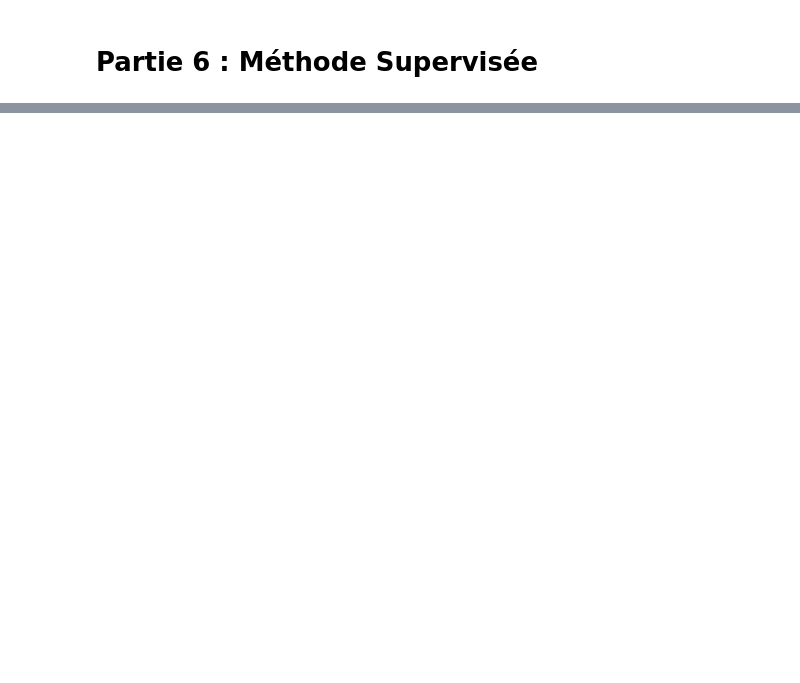
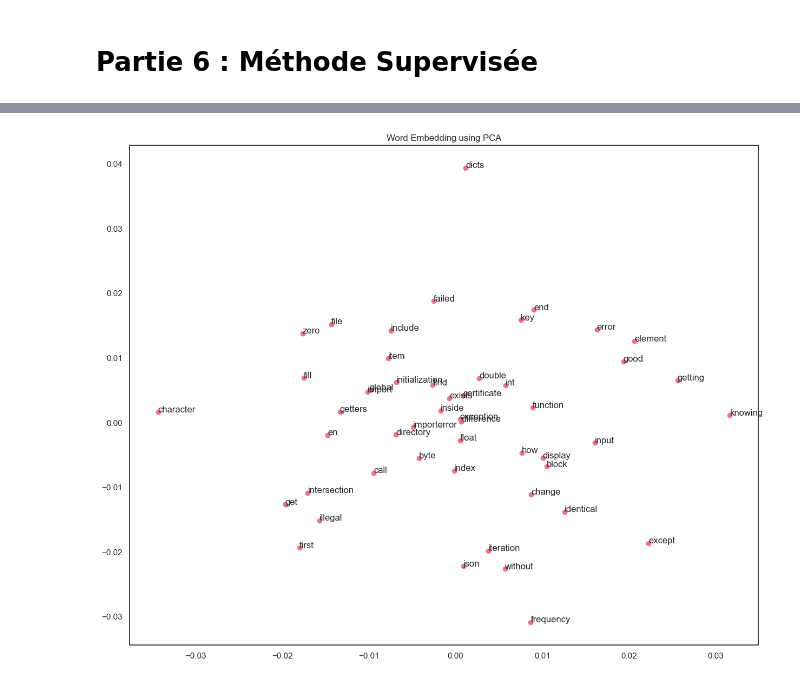
Before and after one commit to Randasabag/Projet-5-ML, a Jupyter notebook: P5_small2.ipynb, the cells around one changed output, grey strips where cells are left out. Saved outputs shown, nothing was run; the diff lists cells and outputs as text; code cells hidden in the pictures; blank space fills up the shorter version.

```diff
--- a/P5_small2.ipynb
+++ b/P5_small2.ipynb
@@ -410,7 +461,7 @@ from sklearn.feature_extraction.text import TfidfVectorizer
 tf = TfidfVectorizer()
 feat = 'sentence_bow_lem'
 tf_transform = tf.fit_transform(df[feat])
-tf_feature_names = tf.get_feature_names()
+tf_feature_names = tf.get_feature_names_out()
 print('Term Frequency - Inverse Document Frequency of Document')
 dftf = pd.DataFrame(tf_transform.toarray(), columns = tf_feature_names) / len(tf_feature_names)
 dftf.style.set_caption("Term Frequency of Document")
@@ -572,0 +691,3 @@ pyLDAvis.display(vis)
+# %%
+tokens = tf_feature_names
+tokens
@@ -572,0 +719,3 @@ pyLDAvis.display(vis)
+# %%
+tokens_list = tokens.tolist()
+tokens_list
@@ -572,0 +744,25 @@ pyLDAvis.display(vis)
+# %%
+from nltk.corpus import abc
+from gensim.models import Word2Vec
+import warnings
+
+warnings.filterwarnings('ignore')
+
+#word2vec = gensim.models.Word2Vec(abc.sents())
+word2vec = gensim.models.Word2Vec([tokens_list], vector_size=100, window=5, min_count=1, workers=4)
+
+# Ensure the last token is in the model's vocabulary
+if tokens[-1] in word2vec.wv:
+    embedding1 = word2vec.wv.most_similar(tokens_list[-1]) # 'zero'
+
+    # Select additional words to form a meaningful dataset for PCA
+    words = list(word2vec.wv.index_to_key)[:50]  # First 50 words from the vocab
+
+    # Retrieve the vectors for these words
+    X = [word2vec.wv[word] for word in words]
+
+    # Convert the list of vectors to a NumPy array
+    X = np.array(X)
+
+print(f'Word Embeddibng using Word2Vec: \n\nMost Similar Words => {embedding1} \n\nWord Vector => {X}')
+print(X.shape)
@@ -572,0 +808,12 @@ pyLDAvis.display(vis)
+# %%
+pca = PCA(n_components = 2)
+result = pca.fit_transform(X)
+
+plt.figure(figsize = (15, 12))
+plt.title('Word Embedding using PCA')
+plt.scatter(result[ : , 0], result[ : , 1])
+for i, word in enumerate(words):
+    plt.annotate(word, xy = (result[i, 0], result[i, 1]))
+plt.show()
+# %% [output]
+[figure, added]
```
Also changed, not shown: parts of 73 cells of this notebook, 3 other files.
